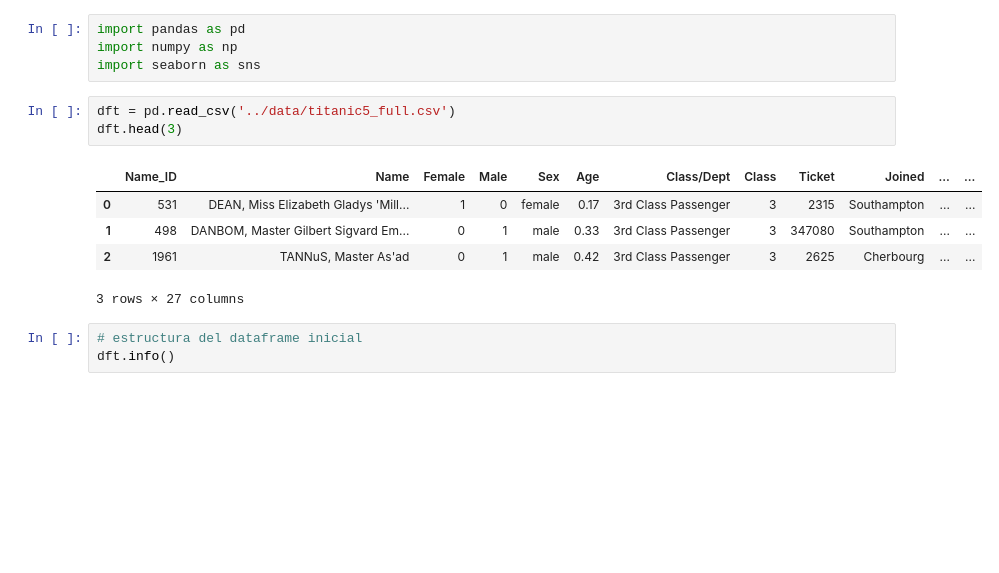
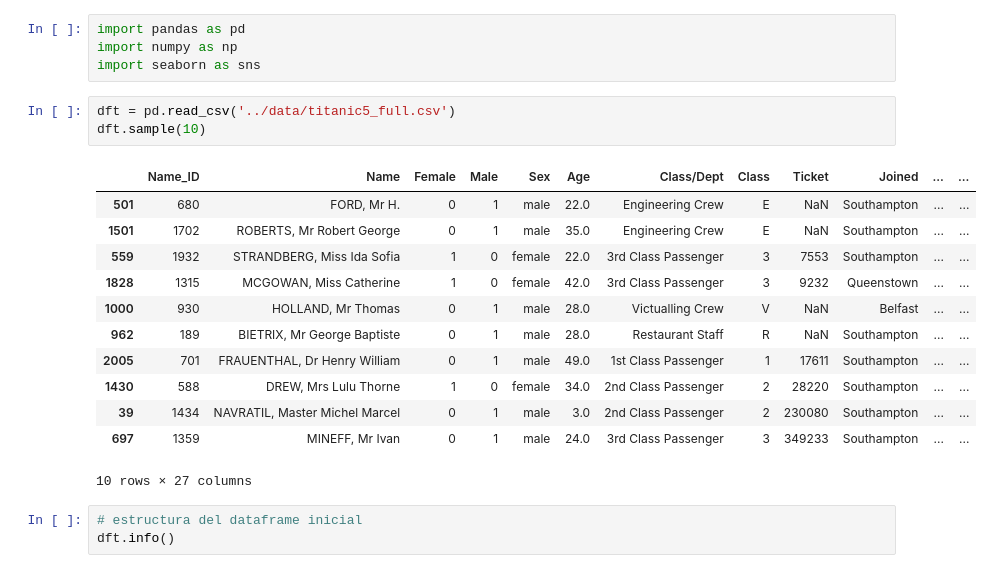
Before and after one commit to paranedagarcia/Cienciadedatos, a Jupyter notebook: 4.Analisis de datos/3.Titanic-EDA.ipynb, the cells around one changed output. Cells and saved outputs as stored; diff of their text form; blank space fills up the shorter version.

```diff
--- a/4.Analisis de datos/3.Titanic-EDA.ipynb
+++ b/4.Analisis de datos/3.Titanic-EDA.ipynb
@@ -79,13 +79,20 @@ import numpy as np
 import seaborn as sns
 # %%
 dft = pd.read_csv('../data/titanic5_full.csv')
-dft.head(3)
+dft.sample(10)
 # %% [output]
 |  | Name_ID | Name | Female | Male | Sex | Age | Class/Dept | Class | Ticket | Joined | ... | ... |
-| 0 | 531 | DEAN, Miss Elizabeth Gladys 'Mill... | 1 | 0 | female | 0.17 | 3rd Class Passenger | 3 | 2315 | Southampton | ... | ... |
-| 1 | 498 | DANBOM, Master Gilbert Sigvard Em... | 0 | 1 | male | 0.33 | 3rd Class Passenger | 3 | 347080 | Southampton | ... | ... |
-| 2 | 1961 | TANNuS, Master As'ad | 0 | 1 | male | 0.42 | 3rd Class Passenger | 3 | 2625 | Cherbourg | ... | ... |
+| 501 | 680 | FORD, Mr H. | 0 | 1 | male | 22.0 | Engineering Crew | E | NaN | Southampton | ... | ... |
+| 1501 | 1702 | ROBERTS, Mr Robert George | 0 | 1 | male | 35.0 | Engineering Crew | E | NaN | Southampton | ... | ... |
+| 559 | 1932 | STRANDBERG, Miss Ida Sofia | 1 | 0 | female | 22.0 | 3rd Class Passenger | 3 | 7553 | Southampton | ... | ... |
+| 1828 | 1315 | MCGOWAN, Miss Catherine | 1 | 0 | female | 42.0 | 3rd Class Passenger | 3 | 9232 | Queenstown | ... | ... |
+| 1000 | 930 | HOLLAND, Mr Thomas | 0 | 1 | male | 28.0 | Victualling Crew | V | NaN | Belfast | ... | ... |
+| 962 | 189 | BIETRIX, Mr George Baptiste | 0 | 1 | male | 28.0 | Restaurant Staff | R | NaN | Southampton | ... | ... |
+| 2005 | 701 | FRAUENTHAL, Dr Henry William | 0 | 1 | male | 49.0 | 1st Class Passenger | 1 | 17611 | Southampton | ... | ... |
+| 1430 | 588 | DREW, Mrs Lulu Thorne | 1 | 0 | female | 34.0 | 2nd Class Passenger | 2 | 28220 | Southampton | ... | ... |
+| 39 | 1434 | NAVRATIL, Master Michel Marcel | 0 | 1 | male | 3.0 | 2nd Class Passenger | 2 | 230080 | Southampton | ... | ... |
+| 697 | 1359 | MINEFF, Mr Ivan | 0 | 1 | male | 24.0 | 3rd Class Passenger | 3 | 349233 | Southampton | ... | ... |
-3 rows × 27 columns
+10 rows × 27 columns
 # %%
 # estructura del dataframe inicial
 dft.info()
```
Also changed, not shown: 3 other files.
